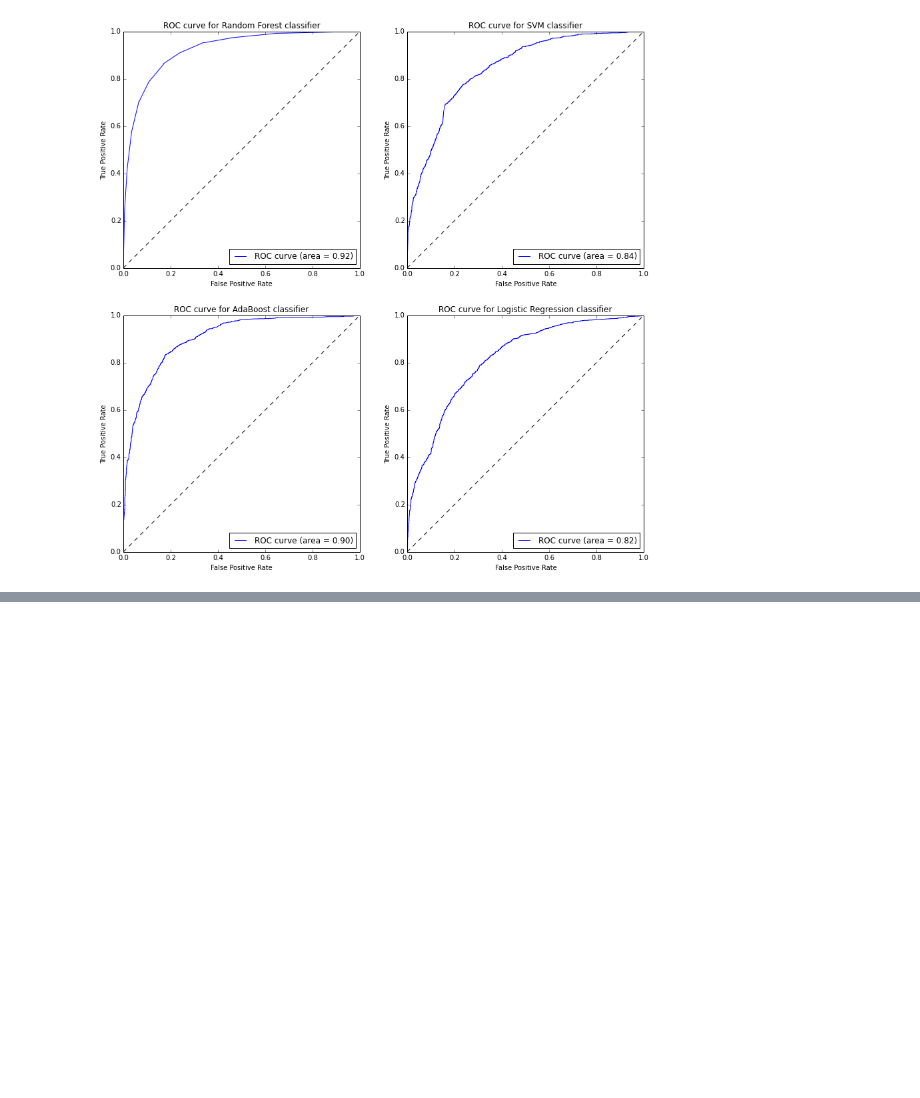
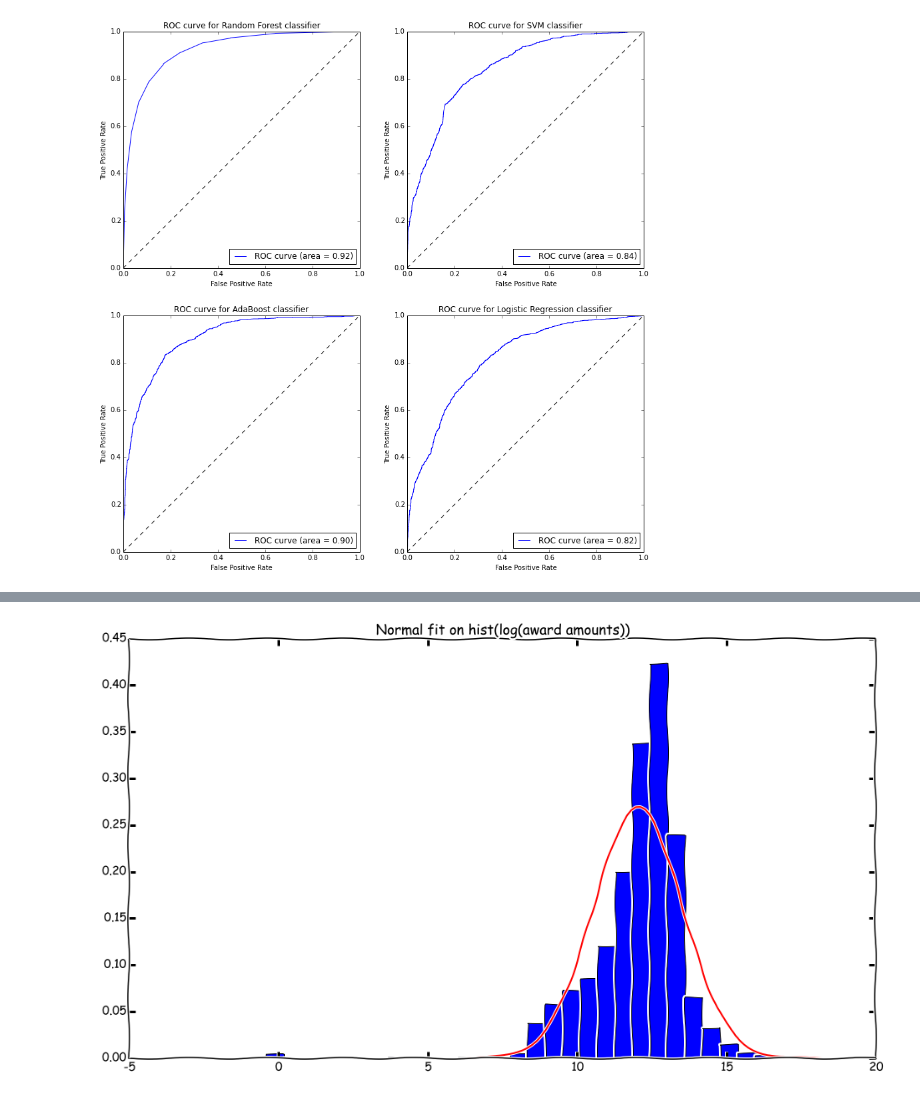
Before and after one commit to realmichaelzyy/cs249project, a Jupyter notebook: KaggleExploration.ipynb, the cells around one changed output, grey strips where cells are left out. Drawn from its saved outputs; the diff is of its cells as text; code cells hidden in the pictures; blank space fills up the shorter version.

```diff
--- a/KaggleExploration.ipynb
+++ b/KaggleExploration.ipynb
@@ -1269,0 +1366,24 @@ Average classification accuracy for AdaBoost classifier: 0.8256
+# %%
+awards = nsfdata.award.copy()
+awards.sort()
+awards = awards.apply(lambda x : 1 if x == 0 else x)
+awards = awards.apply(log)
+awards = np.array(awards.tolist())
+
+# picking 150 of from a normal distrubution
+# with mean 0 and standard deviation 1
+
+param = norm.fit(awards) # distribution fitting
+
+# now, param[0] and param[1] are the mean and
+# the standard deviation of the fitted distribution
+x = linspace(5,20,100)
+# fitted distribution
+pdf_fitted = norm.pdf(x,loc=param[0],scale=param[1])
+
+title('Normal fit on hist(log(award amounts))')
+plot(x,pdf_fitted,'r-')
+hist(awards,normed=1, bins=35)
+show()
+# %% [output]
+[figure, added]
```
Also changed, not shown: parts of 34 cells of this notebook, 1 other file.
